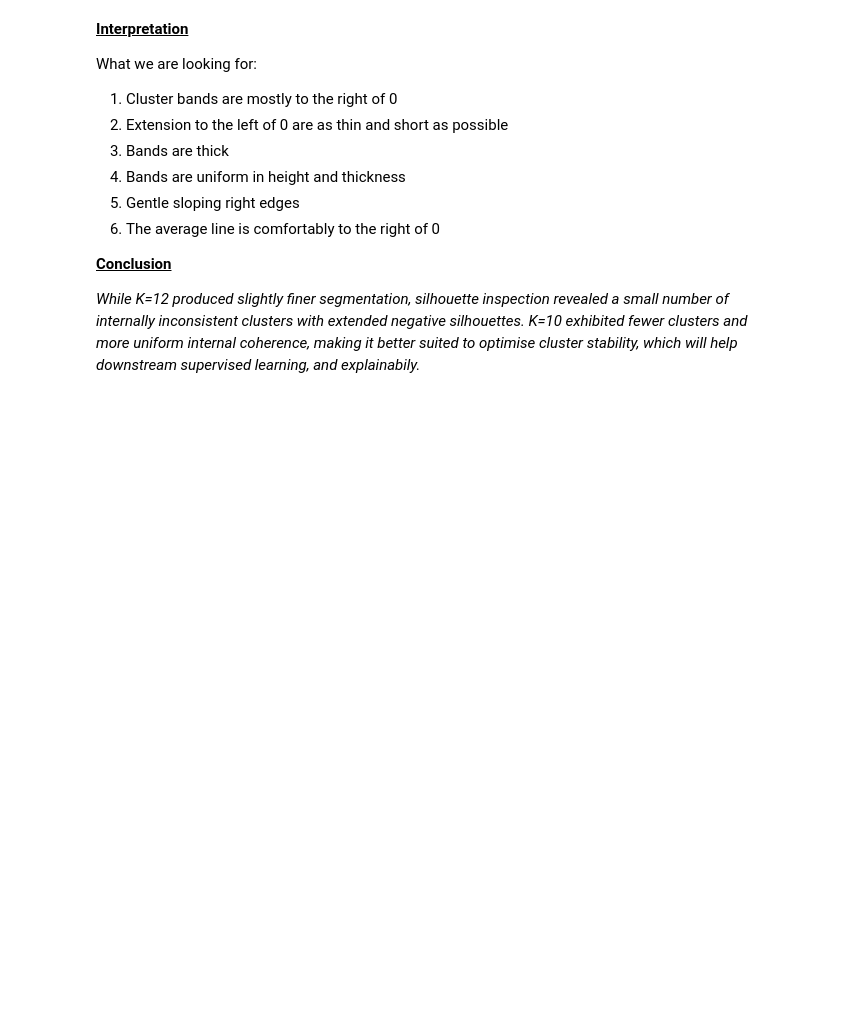
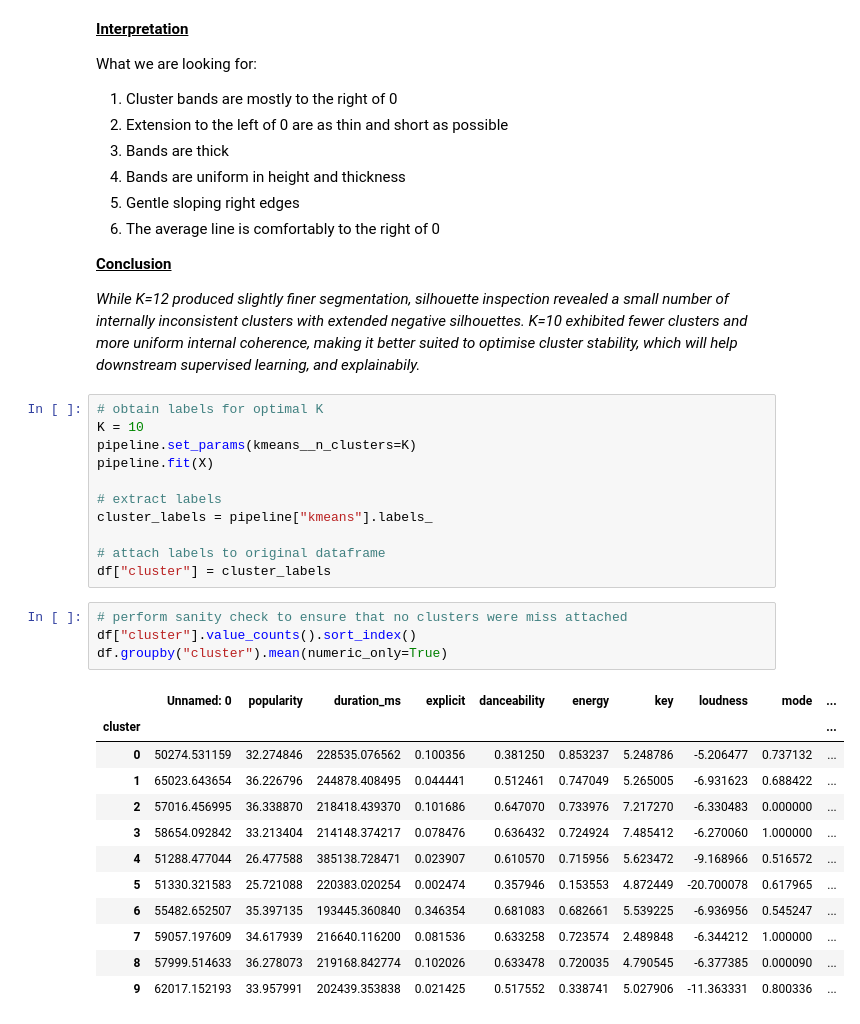
Before and after one commit to petedanielsmith/spotify-recommendation-system, a Jupyter notebook: jupyter_notebooks/02_clustering.ipynb, the cells around one changed output. Cells and saved outputs as stored; diff of their text form; blank space fills up the shorter version.

```diff
--- a/jupyter_notebooks/02_clustering.ipynb
+++ b/jupyter_notebooks/02_clustering.ipynb
@@ -370,3 +372,31 @@ What we are looking for:
 <ins>**Conclusion**</ins>
 
 *While K=12 produced slightly finer segmentation, silhouette inspection revealed a small number of internally inconsistent clusters with extended negative silhouettes. K=10 exhibited fewer clusters and more uniform internal coherence, making it better suited to optimise cluster stability, which will help downstream supervised learning, and explainabily.*
+# %%
+# obtain labels for optimal K
+K = 10
+pipeline.set_params(kmeans__n_clusters=K)
+pipeline.fit(X)
+
+# extract labels
+cluster_labels = pipeline["kmeans"].labels_
+
+# attach labels to original dataframe
+df["cluster"] = cluster_labels
+# %%
+# perform sanity check to ensure that no clusters were miss attached
+df["cluster"].value_counts().sort_index()
+df.groupby("cluster").mean(numeric_only=True)
+# %% [output]
+|  | Unnamed: 0 | popularity | duration_ms | explicit | danceability | energy | key | loudness | mode | ... |
+| cluster |  |  |  |  |  |  |  |  |  | ... |
+| 0 | 50274.531159 | 32.274846 | 228535.076562 | 0.100356 | 0.381250 | 0.853237 | 5.248786 | -5.206477 | 0.737132 | ... |
+| 1 | 65023.643654 | 36.226796 | 244878.408495 | 0.044441 | 0.512461 | 0.747049 | 5.265005 | -6.931623 | 0.688422 | ... |
+| 2 | 57016.456995 | 36.338870 | 218418.439370 | 0.101686 | 0.647070 | 0.733976 | 7.217270 | -6.330483 | 0.000000 | ... |
+| 3 | 58654.092842 | 33.213404 | 214148.374217 | 0.078476 | 0.636432 | 0.724924 | 7.485412 | -6.270060 | 1.000000 | ... |
+| 4 | 51288.477044 | 26.477588 | 385138.728471 | 0.023907 | 0.610570 | 0.715956 | 5.623472 | -9.168966 | 0.516572 | ... |
+| 5 | 51330.321583 | 25.721088 | 220383.020254 | 0.002474 | 0.357946 | 0.153553 | 4.872449 | -20.700078 | 0.617965 | ... |
+| 6 | 55482.652507 | 35.397135 | 193445.360840 | 0.346354 | 0.681083 | 0.682661 | 5.539225 | -6.936956 | 0.545247 | ... |
+| 7 | 59057.197609 | 34.617939 | 216640.116200 | 0.081536 | 0.633258 | 0.723574 | 2.489848 | -6.344212 | 1.000000 | ... |
+| 8 | 57999.514633 | 36.278073 | 219168.842774 | 0.102026 | 0.633478 | 0.720035 | 4.790545 | -6.377385 | 0.000090 | ... |
+| 9 | 62017.152193 | 33.957991 | 202439.353838 | 0.021425 | 0.517552 | 0.338741 | 5.027906 | -11.363331 | 0.800336 | ... |
```
Also changed, not shown: parts of 2 cells of this notebook, 2 other files.
